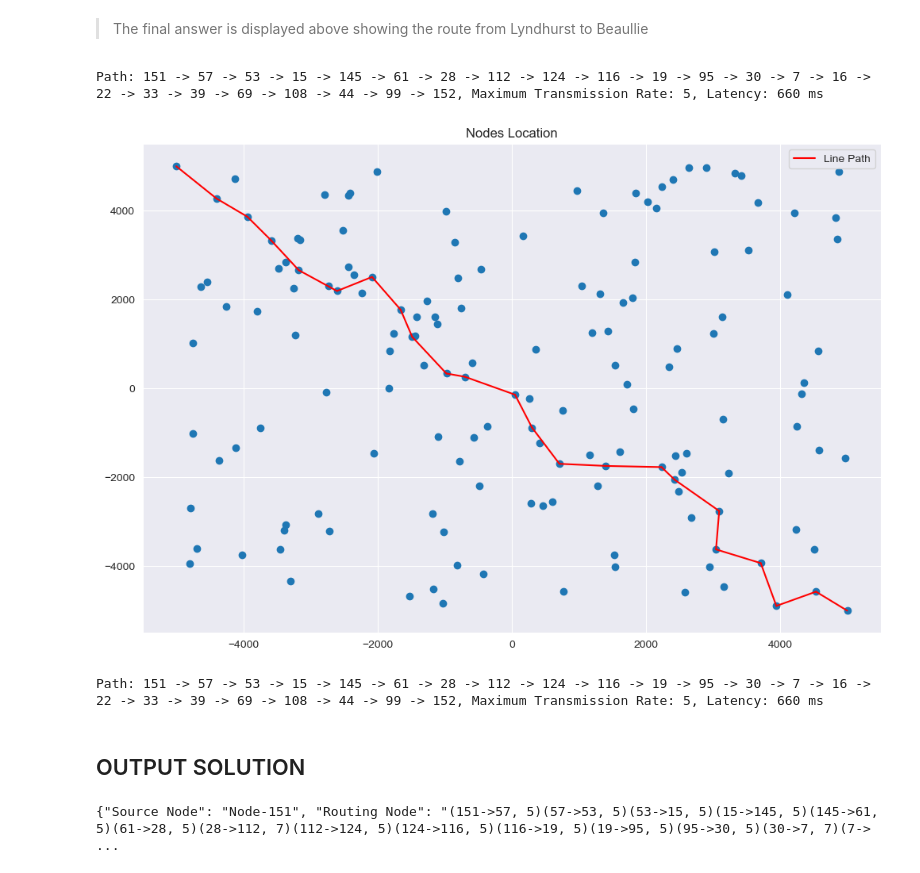
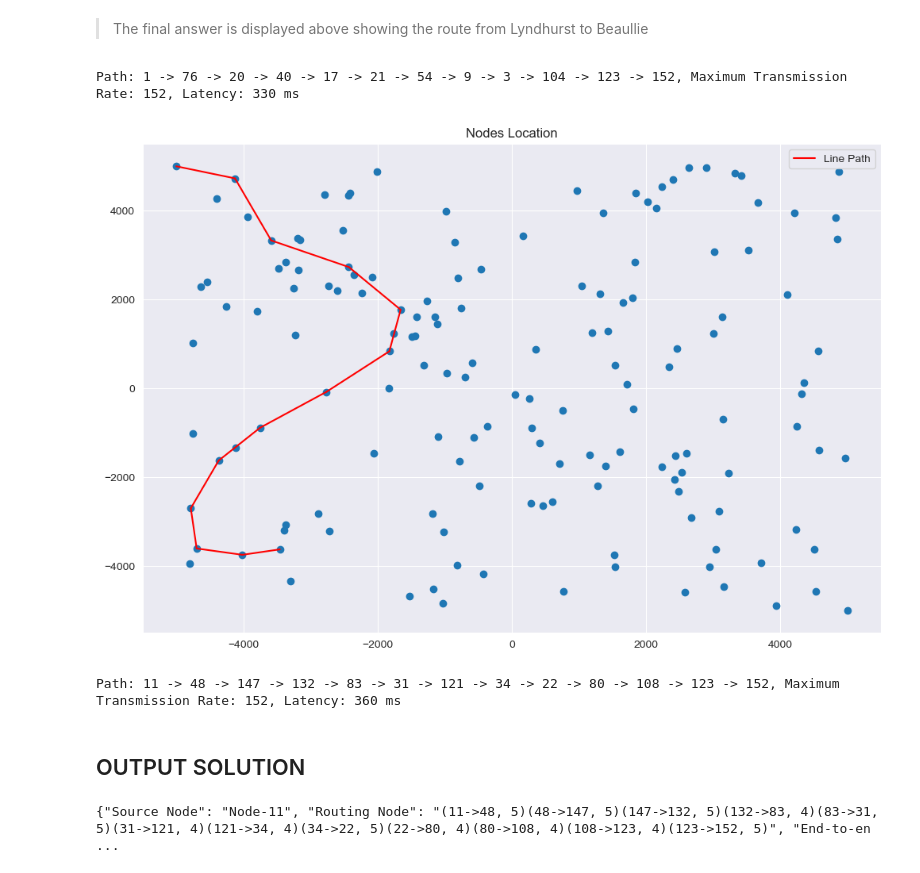
Before and after one commit to gerryfrank10/optimisation-and-algorithms, a Jupyter notebook: assesment/solution.ipynb, the cells around one changed output. Drawn from its saved outputs; the diff is of its cells as text; code cells hidden in the pictures.

Commit message:
Correction of solution Now Updated to get the best base station

```diff
--- a/assesment/solution.ipynb
+++ b/assesment/solution.ipynb
@@ -285,7 +285,35 @@ class MultipleObjectiveGraph:
             v = node_index_map[str(row['point2'])]
             self.add_edge(u, v, row['transmission'])
 
-    def path_to_node(self, start_vertex, end_vertex):
+    def path_to_node(self, start_vertex):
+        """
+        Find the path and the best base station (151 or 152).
+        :param start_vertex: Starting node
+        :return:
+        """
+        max_transmission_151, min_hops_151, path_151 = self._find_path(start_vertex, '151')
+        max_transmission_152, min_hops_152, path_152 = self._find_path(start_vertex, '152')
+
+        if max_transmission_151 > max_transmission_152:
+            best_base_station = "151"
+            best_path = path_151
+            best_latency = 30 * min_hops_151
+        elif max_transmission_152 > max_transmission_151:
+            best_base_station = "152"
+            best_path = path_152
+            best_latency = 30 * min_hops_152
+        else:
+            if min_hops_151 <= min_hops_152:
+                best_base_station = "151"
+                best_path = path_151
+                best_latency = 30 * min_hops_151
+            else:
+                best_base_station = "152"
+                best_path = path_152
+                best_latency = 30 * min_hops_152
+        return best_base_station, best_path, best_latency
+
+    def _find_path(self, start_vertex, end_vertex):
         """
         This function gets the maximum of minimum while tracking the number of hops along the way
         :param start_vertex: The starting node
@@ -390,25 +417,25 @@ plot_points(position_data, points) # Using the position_data DataFrame as it alr
 # %% [markdown]
 > The final answer is displayed above showing the route from Lyndhurst to Beaullie
 # %%
-print(f"Path: {path}, Maximum Transmission Rate: {max_transmission}, Latency: {latency} ms")
+print(f"Path: {best_path}, Maximum Transmission Rate: {max_transmission}, Latency: {best_latency} ms")
 # %% [output]
-Path: 151 -> 57 -> 53 -> 15 -> 145 -> 61 -> 28 -> 112 -> 124 -> 116 -> 19 -> 95 -> 30 -> 7 -> 16 -> 22 -> 33 -> 39 -> 69 -> 108 -> 44 -> 99 -> 152, Maximum Transmission Rate: 5, Latency: 660 ms
+Path: 1 -> 76 -> 20 -> 40 -> 17 -> 21 -> 54 -> 9 -> 3 -> 104 -> 123 -> 152, Maximum Transmission Rate: 152, Latency: 330 ms
 # %%
 # Again from any point to any point
 g = MultipleObjectiveGraph()
 
 # Build the graph from the dataframe
 g.build_from_dataframe(merged_df)
 
 # Find the path and maximum transmission rate and minimum number of hops from '1' to '2'
-max_transmission, min_hops, path = g.path_to_node('151', '152')
-latency = 30 * min_hops
-points = list(map(int, path.split(' -> ')))
+max_transmission, best_path, best_latency = g.path_to_node('11')
+
+points = list(map(int, best_path.split(' -> ')))
 plot_points(position_data, points)
-print(f"Path: {path}, Maximum Transmission Rate: {max_transmission}, Latency: {latency} ms")
+print(f"Path: {best_path}, Maximum Transmission Rate: {max_transmission}, Latency: {best_latency} ms")
 # %% [output]
-[figure, old version]
+[figure, new version]
-Path: 151 -> 57 -> 53 -> 15 -> 145 -> 61 -> 28 -> 112 -> 124 -> 116 -> 19 -> 95 -> 30 -> 7 -> 16 -> 22 -> 33 -> 39 -> 69 -> 108 -> 44 -> 99 -> 152, Maximum Transmission Rate: 5, Latency: 660 ms
+Path: 11 -> 48 -> 147 -> 132 -> 83 -> 31 -> 121 -> 34 -> 22 -> 80 -> 108 -> 123 -> 152, Maximum Transmission Rate: 152, Latency: 360 ms
 # %% [markdown]
 ## OUTPUT SOLUTION
 # %%
@@ -431,4 +458,4 @@ def build_json(df, points):
 res = build_json(merged_df, points)
 print(res)
 # %% [output]
-{"Source Node": "Node-151", "Routing Node": "(151->57, 5)(57->53, 5)(53->15, 5)(15->145, 5)(145->61, 5)(61->28, 5)(28->112, 7)(112->124, 5)(124->116, 5)(116->19, 5)(19->95, 5)(95->30, 5)(30->7, 7)(7-> ...
+{"Source Node": "Node-11", "Routing Node": "(11->48, 5)(48->147, 5)(147->132, 5)(132->83, 4)(83->31, 5)(31->121, 4)(121->34, 4)(34->22, 5)(22->80, 4)(80->108, 4)(108->123, 4)(123->152, 5)", "End-to-en ...
```
Also changed, not shown: parts of 4 cells of this notebook.
